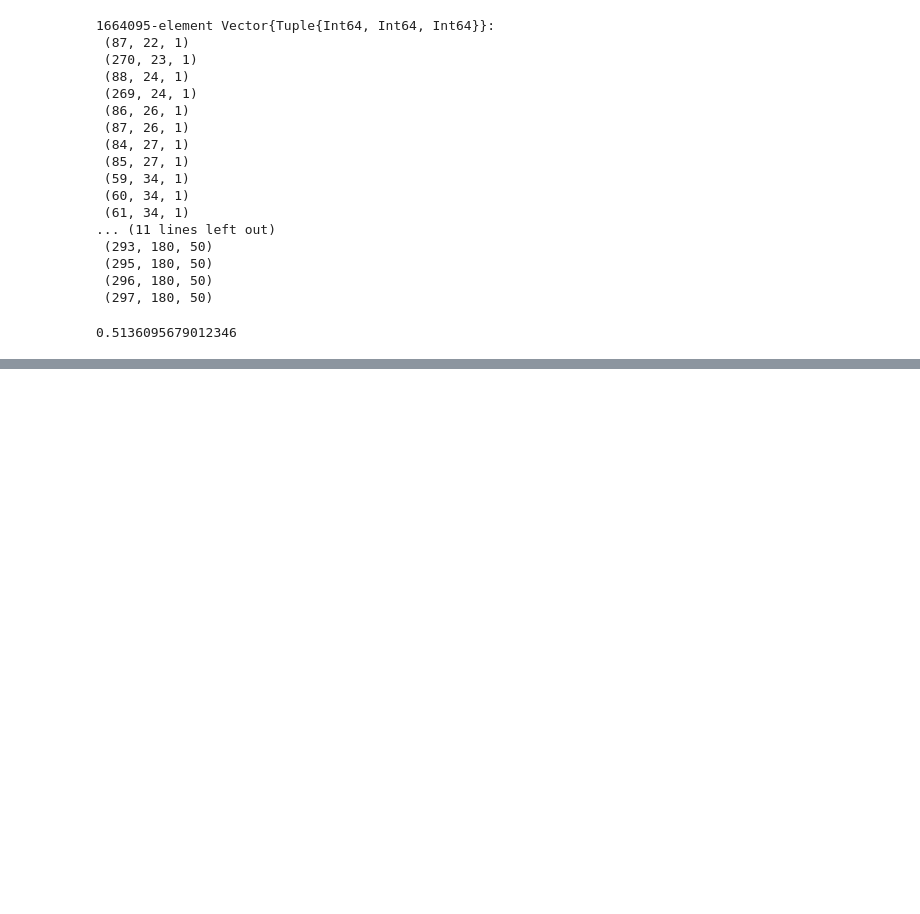
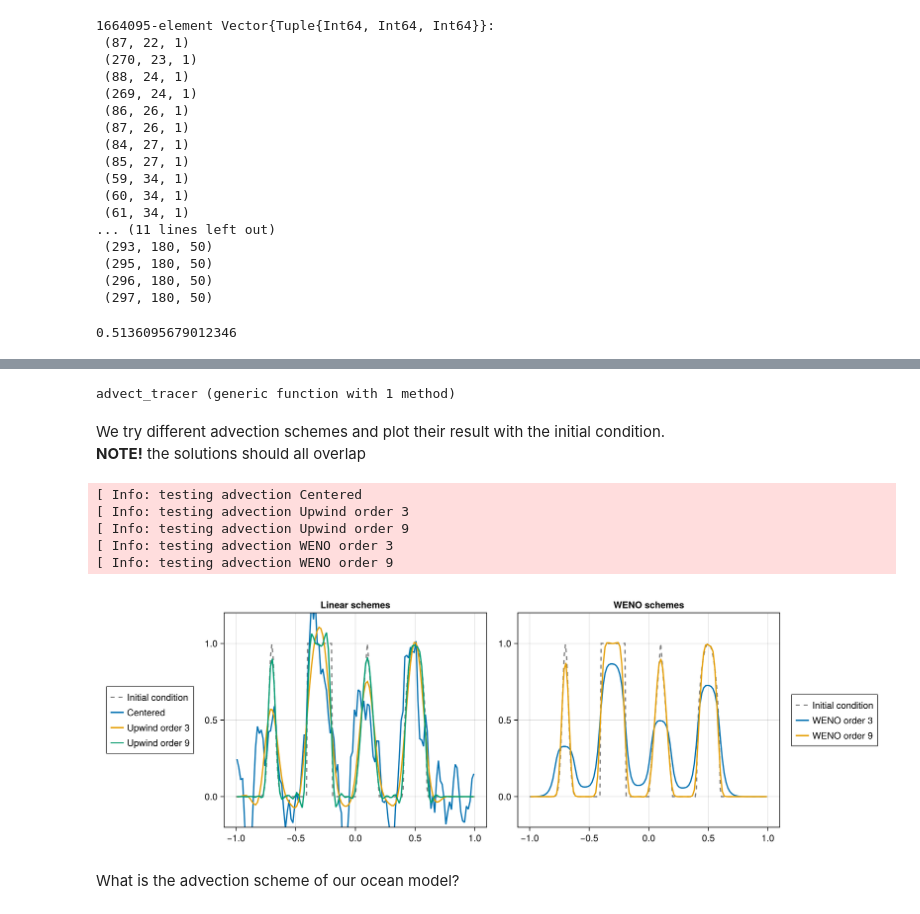
Before and after one commit to drakkar-workshop/drakkar2025-demo-oceananigans, a Jupyter notebook: global_ocean_simulation.ipynb, the cells around one changed output, grey strips where cells are left out. Saved outputs shown, nothing was run; the diff lists cells and outputs as text; code cells hidden in the pictures; blank space fills up the shorter version.

```diff
--- a/global_ocean_simulation.ipynb
+++ b/global_ocean_simulation.ipynb
@@ -260,0 +338,54 @@ In particular, let's look at 3 different aspects:
+# %%
+function advect_tracer(advection; timestepper=:RungeKutta3, closure=nothing, Nx=128, stop_time=2)
+    grid = RectilinearGrid(size=Nx, x=(-1, 1), halo=6, topology=(Periodic, Flat, Flat))
+
+    model = NonhydrostaticModel(; timestepper, grid, closure, advection, tracers = :c)
+
+    set!(model, u=1, c=cᵢ)
+    simulation = Simulation(model; Δt=0.7/Nx, stop_time)
+    run!(simulation)
+    return model.tracers.c
+end
+# %% [output]
+advect_tracer (generic function with 1 method)
+# %% [markdown]
+We try different advection schemes and plot their result with the initial condition.
+<br>
+**NOTE!** the solutions should all overlap
+# %%
+fig = Figure(size = (1200, 400))
+axl = Axis(fig[1, 1], title="Linear schemes")
+axn = Axis(fig[1, 2], title="WENO schemes")
+lines!(axl, -1:0.01:1, map(cᵢ, -1:0.01:1), label="Initial condition", linewidth=2, linestyle=:dash, color=:grey)
+lines!(axn, -1:0.01:1, map(cᵢ, -1:0.01:1), label="Initial condition", linewidth=2, linestyle=:dash, color=:grey)
+
+linear_schemes = [Centered(), UpwindBiased(order=3), UpwindBiased(order=9)]
+nonlinear_schemes = [WENO(order=3), WENO(order=9)]
+linear_names = ["Centered", "Upwind order 3", "Upwind order 9"]
+nonlinear_names = ["WENO order 3", "WENO order 9"]
+
+for (advection, name) in zip(linear_schemes, linear_names)
+    @info "testing advection $name"
+    c = @suppress advect_tracer(advection)
+    lines!(axl, c, label=name, linewidth=2)
+end
+for (advection, name) in zip(nonlinear_schemes, nonlinear_names)
+    @info "testing advection $name"
+    c = @suppress advect_tracer(advection)
+    lines!(axn, c, label=name, linewidth=2)
+end
+ylims!(axl, -0.2, 1.2)
+ylims!(axn, -0.2, 1.2)
+Legend(fig[1, 0], axl)
+Legend(fig[1, 3], axn)
+
+display(fig);
+# %% [output]
+[ Info: testing advection Centered
+[ Info: testing advection Upwind order 3
+[ Info: testing advection Upwind order 9
+[ Info: testing advection WENO order 3
+[ Info: testing advection WENO order 9
+[figure, added]
+# %% [markdown]
+What is the advection scheme of our ocean model?
```
Also changed, not shown: parts of 16 cells of this notebook.
